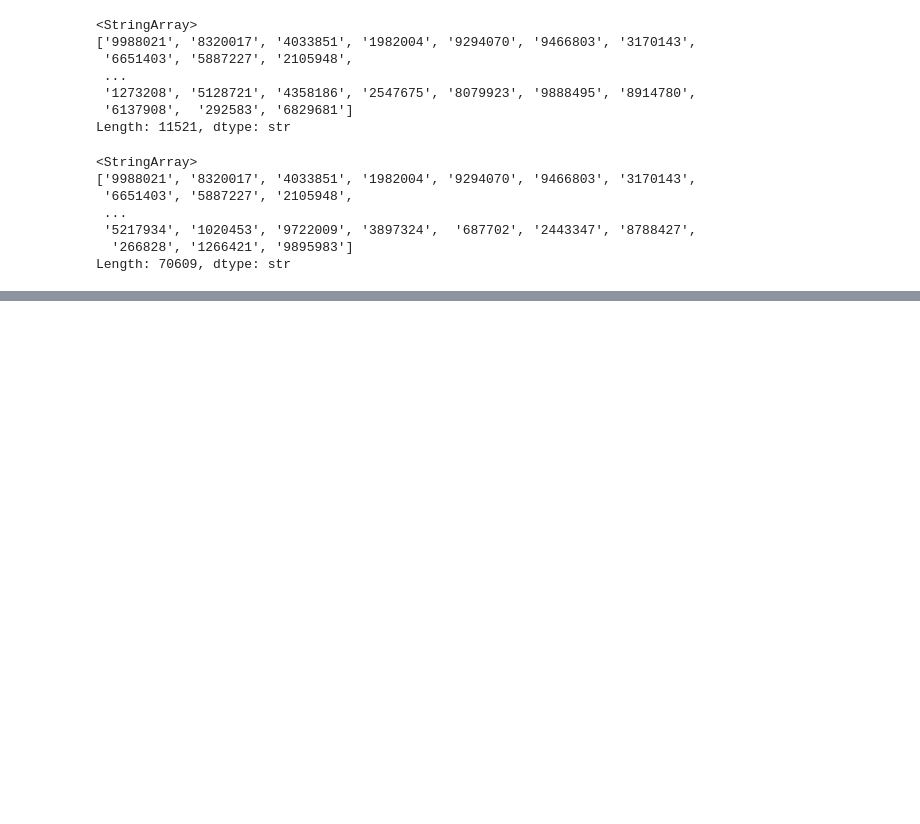
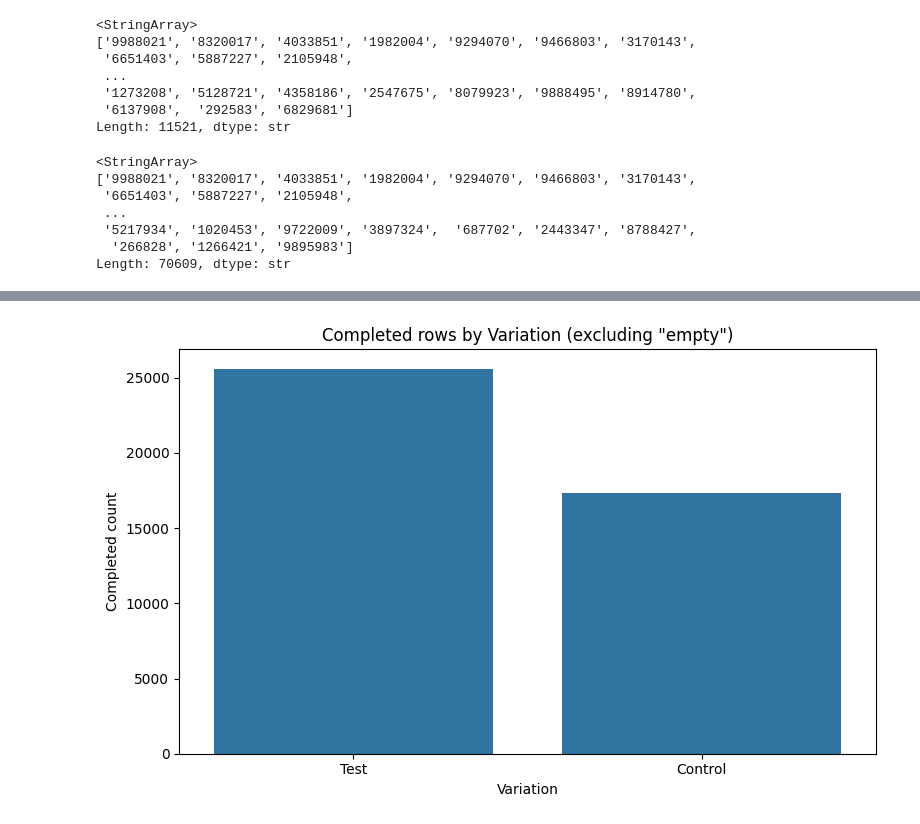
Before and after one commit to bloodnickel/project_2, a Jupyter notebook: 2_Python_Notebook/mykyta.ipynb, the cells around one changed output, grey strips where cells are left out. Drawn from its saved outputs; the diff is of its cells as text; code cells hidden in the pictures; blank space fills up the shorter version.

```diff
--- a/2_Python_Notebook/mykyta.ipynb
+++ b/2_Python_Notebook/mykyta.ipynb
@@ -374,0 +391,22 @@ df6.to_csv(output_path, index=False)
+# %%
+import pandas as pd
+import matplotlib.pyplot as plt
+import seaborn as sns
+
+
+df_filtered = df5[df5['Variation'].str.lower() != 'empty']
+
+completed = df_filtered[df_filtered['process_step'] == 'confirm']
+counts = completed.groupby('Variation').size().reset_index(name='completed_count')
+
+# plot
+plt.figure(figsize=(8,5))
+sns.barplot(data=counts, x='Variation', y='completed_count',
+            order=counts.sort_values('completed_count', ascending=False)['Variation'])
+plt.title('Completed rows by Variation (excluding "empty")')
+plt.xlabel('Variation')
+plt.ylabel('Completed count')
+plt.tight_layout()
+plt.show()
+# %% [output]
+[figure, added]
```
Also changed, not shown: parts of 1 cell of this notebook.
